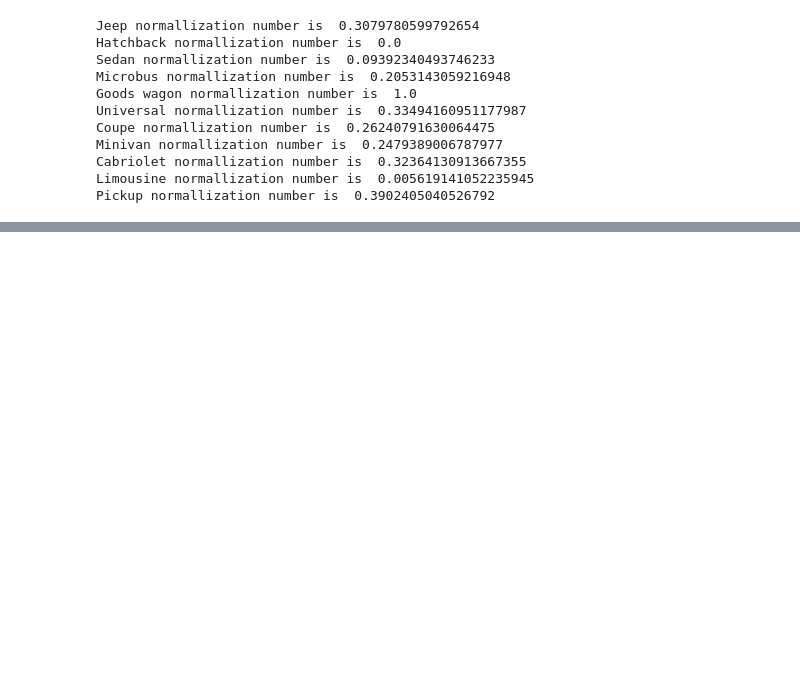
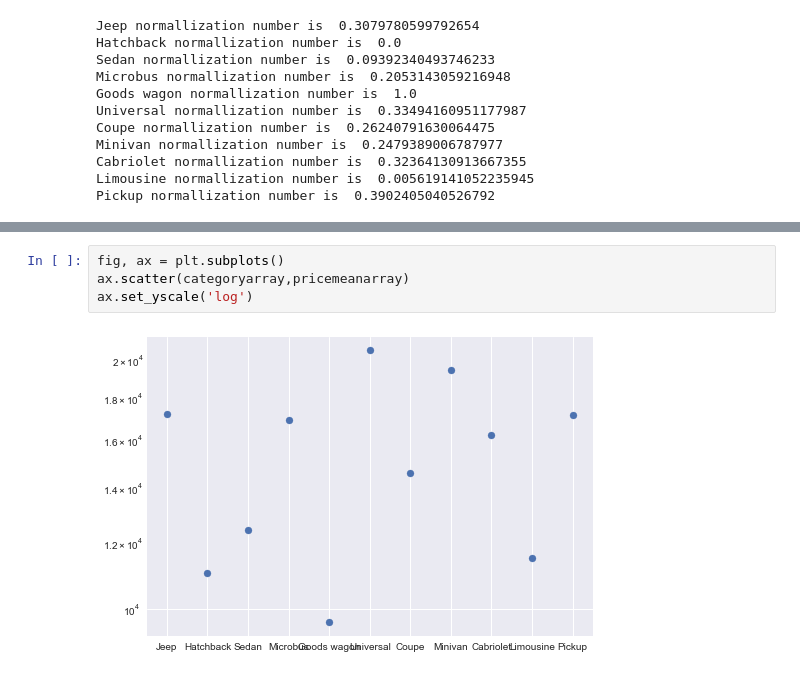
Before and after one commit to addsandwich/2022-msaai-500-final-project, a Jupyter notebook: notebooks/DataworkBLU.ipynb, the cells around one changed output, grey strips where cells are left out. Cells and saved outputs as stored; diff of their text form; blank space fills up the shorter version.

```diff
--- a/notebooks/DataworkBLU.ipynb
+++ b/notebooks/DataworkBLU.ipynb
@@ -106,0 +219,6 @@ Pickup normallization number is  0.3902405040526792
+# %%
+fig, ax = plt.subplots()
+ax.scatter(categoryarray,pricemeanarray)
+ax.set_yscale('log')
+# %% [output]
+[figure, added]
```
Also changed, not shown: parts of 10 cells of this notebook, 3 other files.
